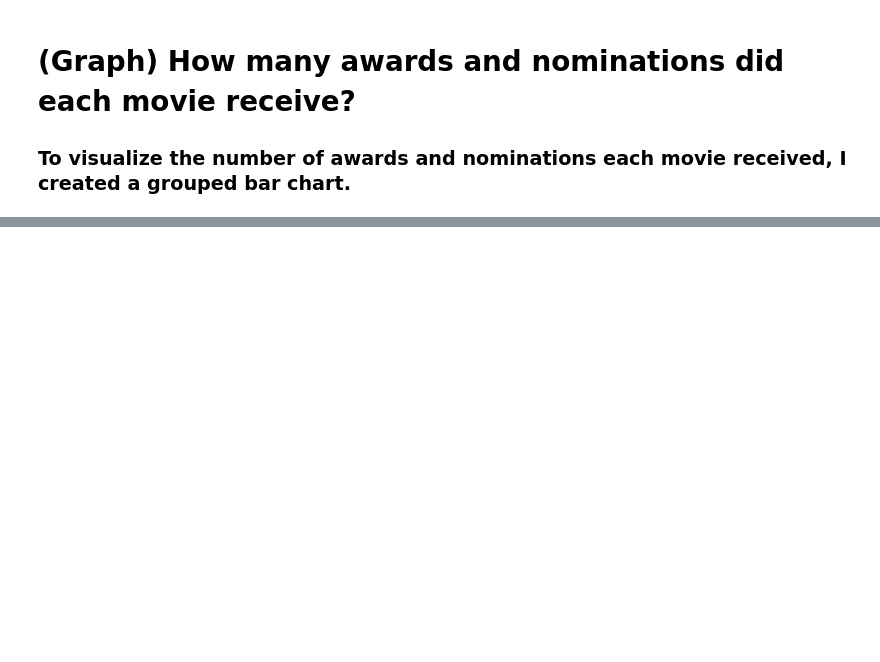
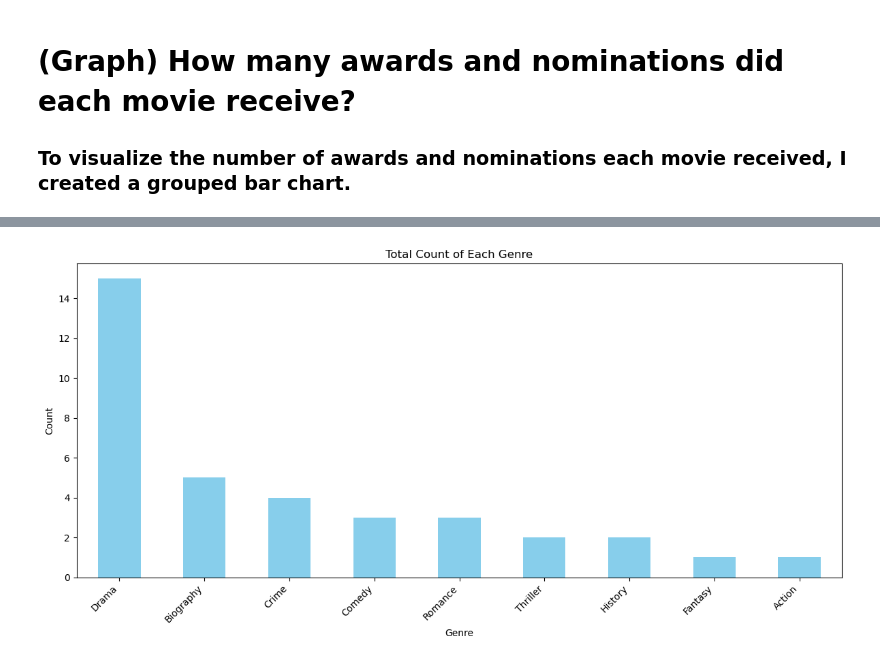
Before and after one commit to nyiakkih/Techdegree-Project-8, a Jupyter notebook: movie_analysis.ipynb, the cells around one changed output, grey strips where cells are left out. Cells and saved outputs as stored; diff of their text form; code cells hidden in the pictures; blank space fills up the shorter version.

```diff
--- a/movie_analysis.ipynb
+++ b/movie_analysis.ipynb
@@ -81,0 +137,14 @@ plt.show()
+# %%
+genres = df['Genre'].str.split(', ').explode()
+genre_counts = genres.value_counts()
+
+plt.figure(figsize=(12, 6))
+genre_counts.plot(kind='bar', color='skyblue')
+plt.xlabel('Genre')
+plt.ylabel('Count')
+plt.title('Total Count of Each Genre')
+plt.xticks(rotation=45, ha='right')
+plt.tight_layout()
+plt.show()
+# %% [output]
+[figure, added]
```
Also changed, not shown: parts of 15 cells of this notebook.
